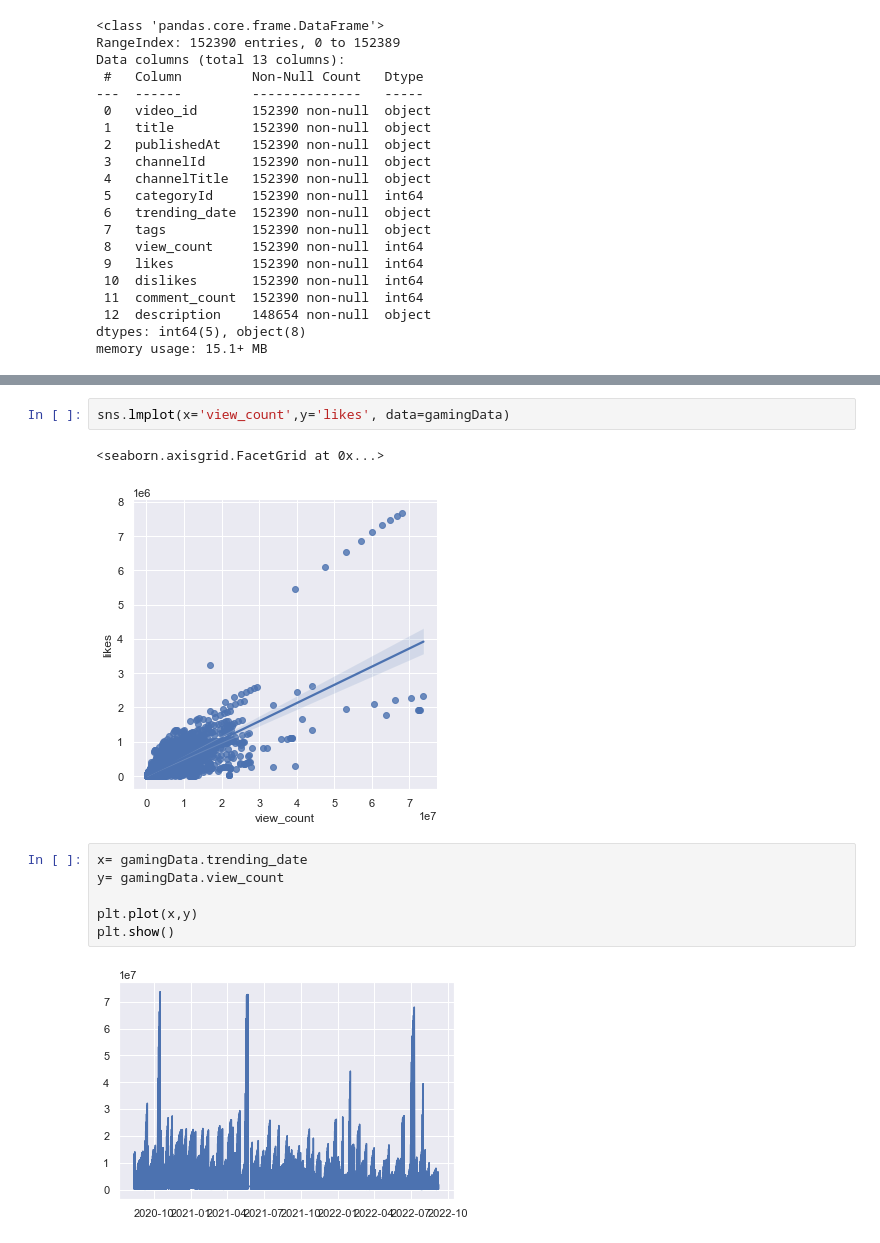
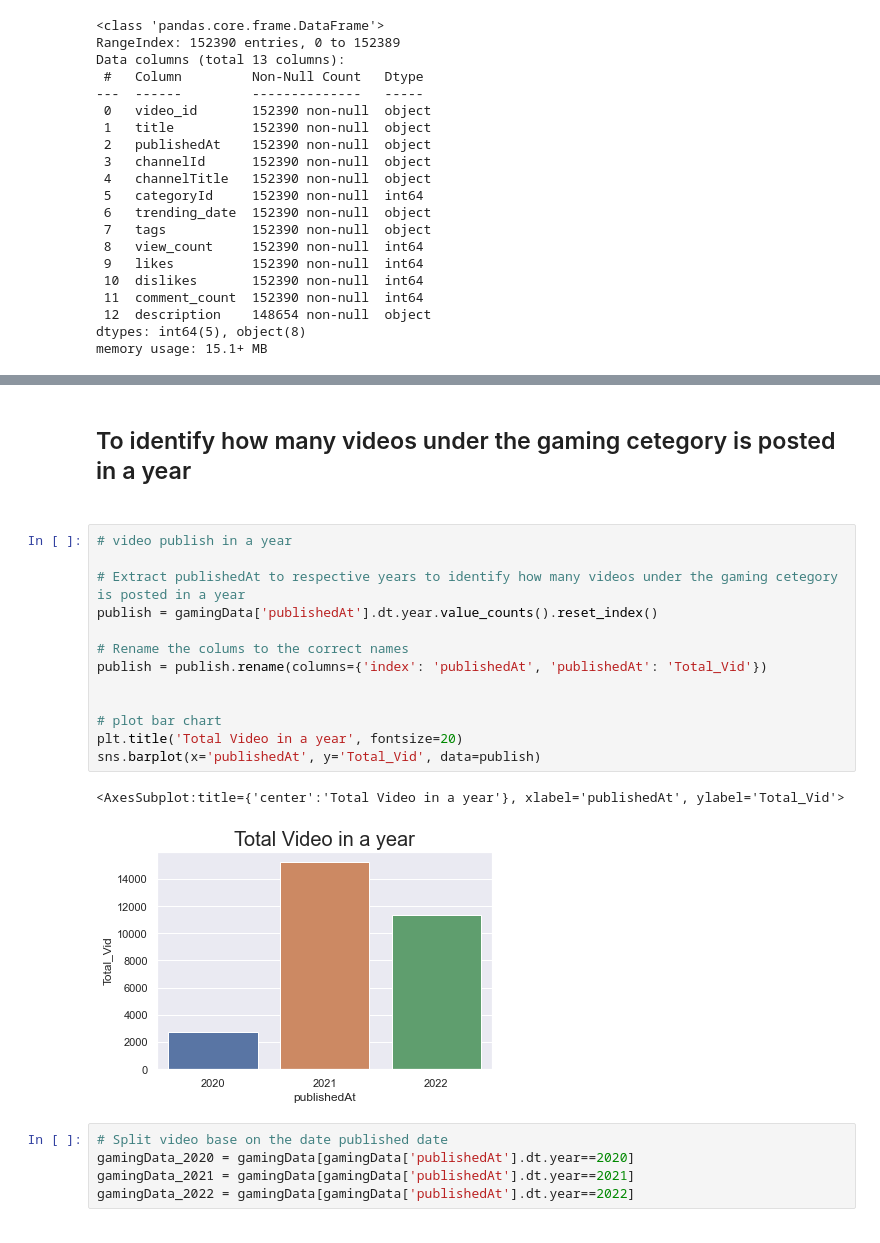
Before and after one commit to xPrinny/ProgramFundiesDataAnalyzers, a Jupyter notebook: notebooks/Data_Visualization.ipynb, the cells around one changed output, grey strips where cells are left out. Saved outputs shown, nothing was run; the diff lists cells and outputs as text.

```diff
--- a/notebooks/Data_Visualization.ipynb
+++ b/notebooks/Data_Visualization.ipynb
@@ -449,13 +170,25 @@ plt.show()
-# %%
-sns.lmplot(x='view_count',y='likes', data=gamingData)
-# %% [output]
-<seaborn.axisgrid.FacetGrid at 0x...>
-[figure, removed]
-# %%
-x= gamingData.trending_date
-y= gamingData.view_count
-
-plt.plot(x,y)
-plt.show()
-# %% [output]
-[figure, removed]
+# %% [markdown]
+## To identify how many videos under the gaming cetegory is posted in a year
+
+####
+# %%
+# video publish in a year
+
+# Extract publishedAt to respective years to identify how many videos under the gaming cetegory is posted in a year
+publish = gamingData['publishedAt'].dt.year.value_counts().reset_index()
+
+# Rename the colums to the correct names
+publish = publish.rename(columns={'index': 'publishedAt', 'publishedAt': 'Total_Vid'})
+
+
+# plot bar chart
+plt.title('Total Video in a year', fontsize=20)
+sns.barplot(x='publishedAt', y='Total_Vid', data=publish)
+# %% [output]
+<AxesSubplot:title={'center':'Total Video in a year'}, xlabel='publishedAt', ylabel='Total_Vid'>
+[figure, added]
+# %%
+# Split video base on the date published date
+gamingData_2020 = gamingData[gamingData['publishedAt'].dt.year==2020]
+gamingData_2021 = gamingData[gamingData['publishedAt'].dt.year==2021]
+gamingData_2022 = gamingData[gamingData['publishedAt'].dt.year==2022]
```
Also changed, not shown: parts of 52 cells of this notebook.
